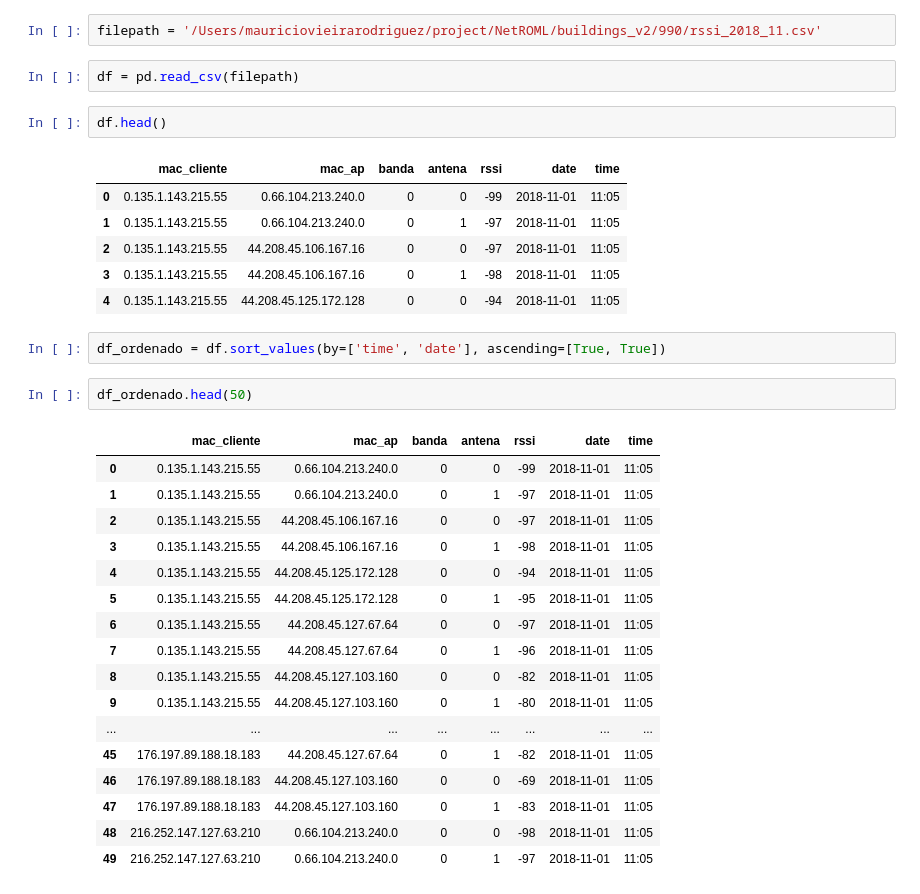
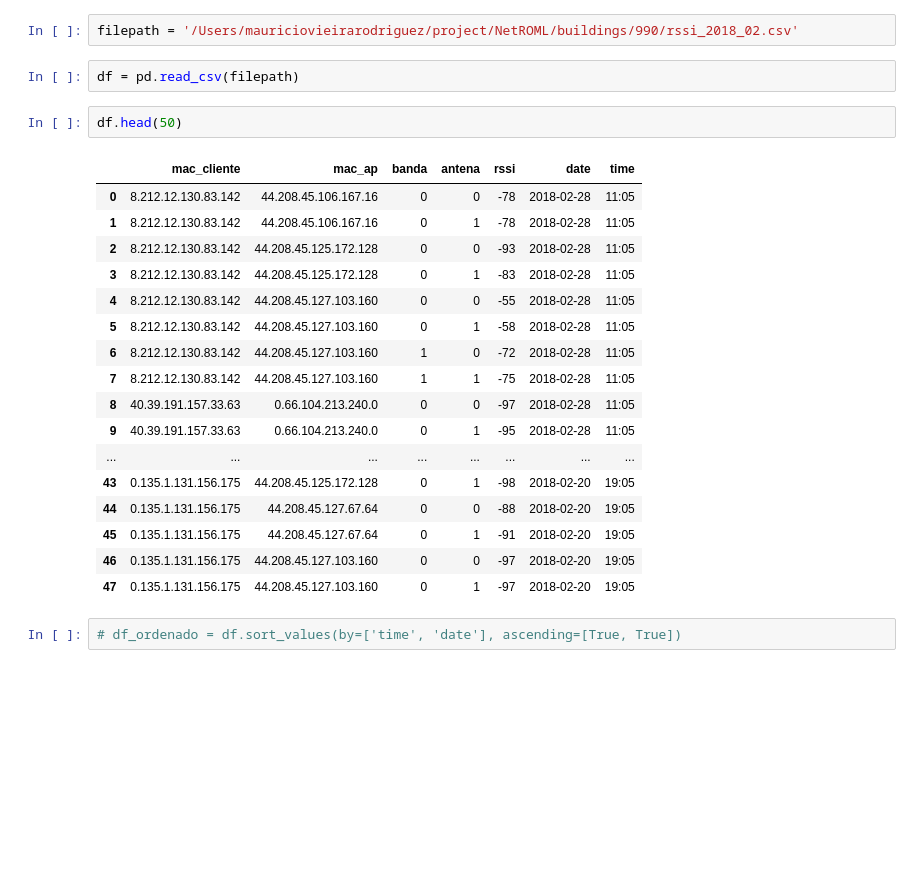
Before and after one commit to Nahuel1103/NetROML, a Jupyter notebook: filtrar.ipynb, the cells around one changed output. Cells and saved outputs as stored; diff of their text form; blank space fills up the shorter version.

```diff
--- a/filtrar.ipynb
+++ b/filtrar.ipynb
@@ -1,37 +1,28 @@
 # %%
 import pandas as pd
 # %%
-filepath = '/Users/mauriciovieirarodriguez/project/NetROML/buildings_v2/990/rssi_2018_11.csv'
+filepath = '/Users/mauriciovieirarodriguez/project/NetROML/buildings/990/rssi_2018_02.csv'
 # %%
 df = pd.read_csv(filepath)
 # %%
-df.head()
+df.head(50)
 # %% [output]
 |  | mac_cliente | mac_ap | banda | antena | rssi | date | time |
-| 0 | 0.135.1.143.215.55 | 0.66.104.213.240.0 | 0 | 0 | -99 | 2018-11-01 | 11:05 |
-| 1 | 0.135.1.143.215.55 | 0.66.104.213.240.0 | 0 | 1 | -97 | 2018-11-01 | 11:05 |
-| 2 | 0.135.1.143.215.55 | 44.208.45.106.167.16 | 0 | 0 | -97 | 2018-11-01 | 11:05 |
-| 3 | 0.135.1.143.215.55 | 44.208.45.106.167.16 | 0 | 1 | -98 | 2018-11-01 | 11:05 |
-| 4 | 0.135.1.143.215.55 | 44.208.45.125.172.128 | 0 | 0 | -94 | 2018-11-01 | 11:05 |
+| 0 | 8.212.12.130.83.142 | 44.208.45.106.167.16 | 0 | 0 | -78 | 2018-02-28 | 11:05 |
+| 1 | 8.212.12.130.83.142 | 44.208.45.106.167.16 | 0 | 1 | -78 | 2018-02-28 | 11:05 |
+| 2 | 8.212.12.130.83.142 | 44.208.45.125.172.128 | 0 | 0 | -93 | 2018-02-28 | 11:05 |
+| 3 | 8.212.12.130.83.142 | 44.208.45.125.172.128 | 0 | 1 | -83 | 2018-02-28 | 11:05 |
+| 4 | 8.212.12.130.83.142 | 44.208.45.127.103.160 | 0 | 0 | -55 | 2018-02-28 | 11:05 |
+| 5 | 8.212.12.130.83.142 | 44.208.45.127.103.160 | 0 | 1 | -58 | 2018-02-28 | 11:05 |
+| 6 | 8.212.12.130.83.142 | 44.208.45.127.103.160 | 1 | 0 | -72 | 2018-02-28 | 11:05 |
+| 7 | 8.212.12.130.83.142 | 44.208.45.127.103.160 | 1 | 1 | -75 | 2018-02-28 | 11:05 |
+| 8 | 40.39.191.157.33.63 | 0.66.104.213.240.0 | 0 | 0 | -97 | 2018-02-28 | 11:05 |
+| 9 | 40.39.191.157.33.63 | 0.66.104.213.240.0 | 0 | 1 | -95 | 2018-02-28 | 11:05 |
+| ... | ... | ... | ... | ... | ... | ... | ... |
+| 43 | 0.135.1.131.156.175 | 44.208.45.125.172.128 | 0 | 1 | -98 | 2018-02-20 | 19:05 |
+| 44 | 0.135.1.131.156.175 | 44.208.45.127.67.64 | 0 | 0 | -88 | 2018-02-20 | 19:05 |
+| 45 | 0.135.1.131.156.175 | 44.208.45.127.67.64 | 0 | 1 | -91 | 2018-02-20 | 19:05 |
+| 46 | 0.135.1.131.156.175 | 44.208.45.127.103.160 | 0 | 0 | -97 | 2018-02-20 | 19:05 |
+| 47 | 0.135.1.131.156.175 | 44.208.45.127.103.160 | 0 | 1 | -97 | 2018-02-20 | 19:05 |
 # %%
-df_ordenado = df.sort_values(by=['time', 'date'], ascending=[True, True])
+# df_ordenado = df.sort_values(by=['time', 'date'], ascending=[True, True])
-# %%
-df_ordenado.head(50)
-# %% [output]
-|  | mac_cliente | mac_ap | banda | antena | rssi | date | time |
-| 0 | 0.135.1.143.215.55 | 0.66.104.213.240.0 | 0 | 0 | -99 | 2018-11-01 | 11:05 |
-| 1 | 0.135.1.143.215.55 | 0.66.104.213.240.0 | 0 | 1 | -97 | 2018-11-01 | 11:05 |
-| 2 | 0.135.1.143.215.55 | 44.208.45.106.167.16 | 0 | 0 | -97 | 2018-11-01 | 11:05 |
-| 3 | 0.135.1.143.215.55 | 44.208.45.106.167.16 | 0 | 1 | -98 | 2018-11-01 | 11:05 |
-| 4 | 0.135.1.143.215.55 | 44.208.45.125.172.128 | 0 | 0 | -94 | 2018-11-01 | 11:05 |
-| 5 | 0.135.1.143.215.55 | 44.208.45.125.172.128 | 0 | 1 | -95 | 2018-11-01 | 11:05 |
-| 6 | 0.135.1.143.215.55 | 44.208.45.127.67.64 | 0 | 0 | -97 | 2018-11-01 | 11:05 |
-| 7 | 0.135.1.143.215.55 | 44.208.45.127.67.64 | 0 | 1 | -96 | 2018-11-01 | 11:05 |
-| 8 | 0.135.1.143.215.55 | 44.208.45.127.103.160 | 0 | 0 | -82 | 2018-11-01 | 11:05 |
-| 9 | 0.135.1.143.215.55 | 44.208.45.127.103.160 | 0 | 1 | -80 | 2018-11-01 | 11:05 |
-| ... | ... | ... | ... | ... | ... | ... | ... |
-| 45 | 176.197.89.188.18.183 | 44.208.45.127.67.64 | 0 | 1 | -82 | 2018-11-01 | 11:05 |
-| 46 | 176.197.89.188.18.183 | 44.208.45.127.103.160 | 0 | 0 | -69 | 2018-11-01 | 11:05 |
-| 47 | 176.197.89.188.18.183 | 44.208.45.127.103.160 | 0 | 1 | -83 | 2018-11-01 | 11:05 |
-| 48 | 216.252.147.127.63.210 | 0.66.104.213.240.0 | 0 | 0 | -98 | 2018-11-01 | 11:05 |
-| 49 | 216.252.147.127.63.210 | 0.66.104.213.240.0 | 0 | 1 | -97 | 2018-11-01 | 11:05 |
```
Also changed, not shown: parts of 4 cells of this notebook, 11 other files.
